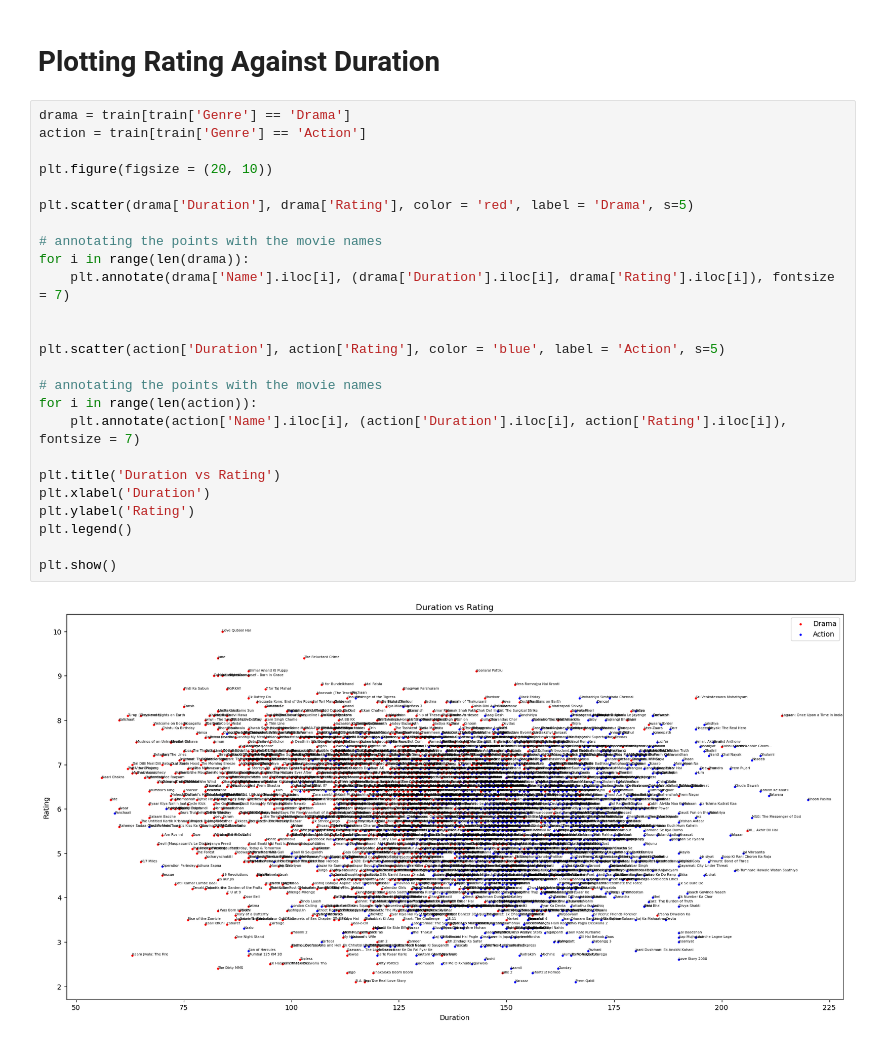
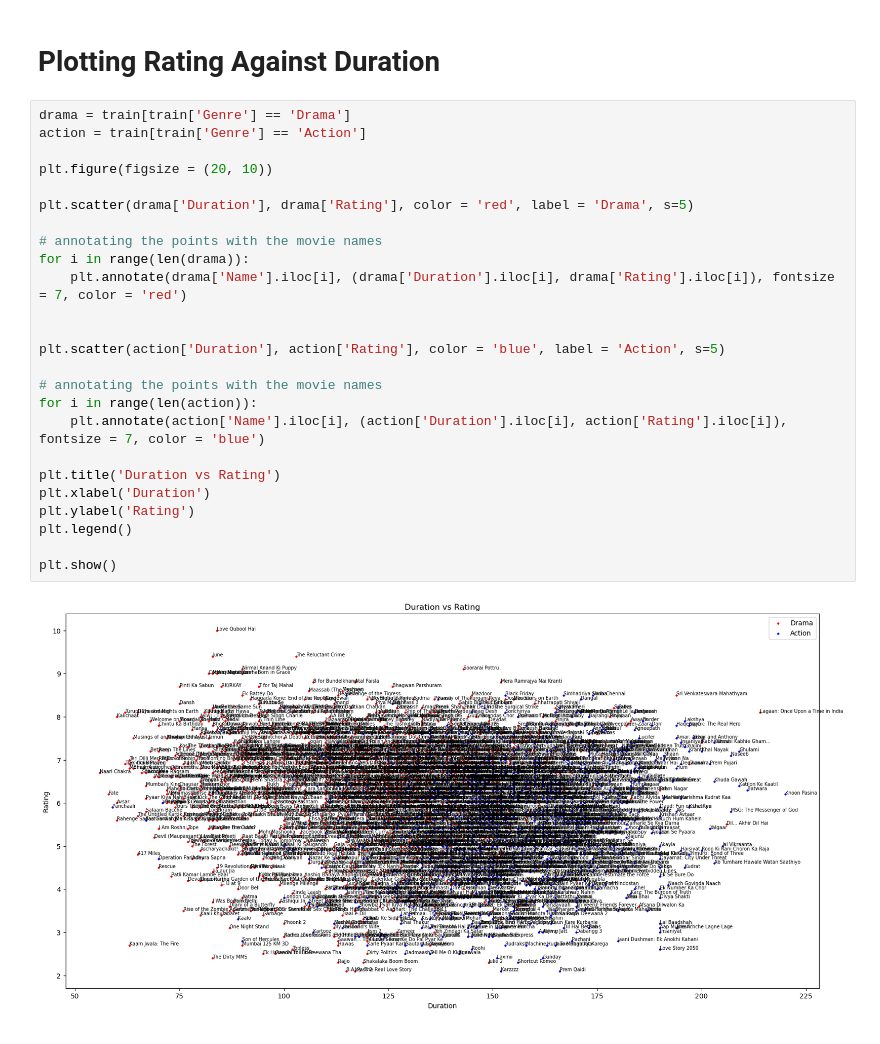
Before and after one commit to alliajagbe/knn, a Jupyter notebook: knn.ipynb, the cells around one changed output. Saved outputs shown, nothing was run; the diff lists cells and outputs as text.

Commit message:
font color changed to match genre type

```diff
--- a/knn.ipynb
+++ b/knn.ipynb
@@ -23,27 +23,27 @@ train.head()
 # %%
 drama = train[train['Genre'] == 'Drama']
 action = train[train['Genre'] == 'Action']
 
 plt.figure(figsize = (20, 10))
 
 plt.scatter(drama['Duration'], drama['Rating'], color = 'red', label = 'Drama', s=5)
 
 # annotating the points with the movie names
 for i in range(len(drama)):
-    plt.annotate(drama['Name'].iloc[i], (drama['Duration'].iloc[i], drama['Rating'].iloc[i]), fontsize = 7)
+    plt.annotate(drama['Name'].iloc[i], (drama['Duration'].iloc[i], drama['Rating'].iloc[i]), fontsize = 7, color = 'red')
 
 
 plt.scatter(action['Duration'], action['Rating'], color = 'blue', label = 'Action', s=5)
 
 # annotating the points with the movie names
 for i in range(len(action)):
-    plt.annotate(action['Name'].iloc[i], (action['Duration'].iloc[i], action['Rating'].iloc[i]), fontsize = 7)
+    plt.annotate(action['Name'].iloc[i], (action['Duration'].iloc[i], action['Rating'].iloc[i]), fontsize = 7, color = 'blue')
 
 plt.title('Duration vs Rating')
 plt.xlabel('Duration')
 plt.ylabel('Rating')
 plt.legend()
 
 plt.show()
 # %% [output]
-[figure, old version]
+[figure, new version]
```
